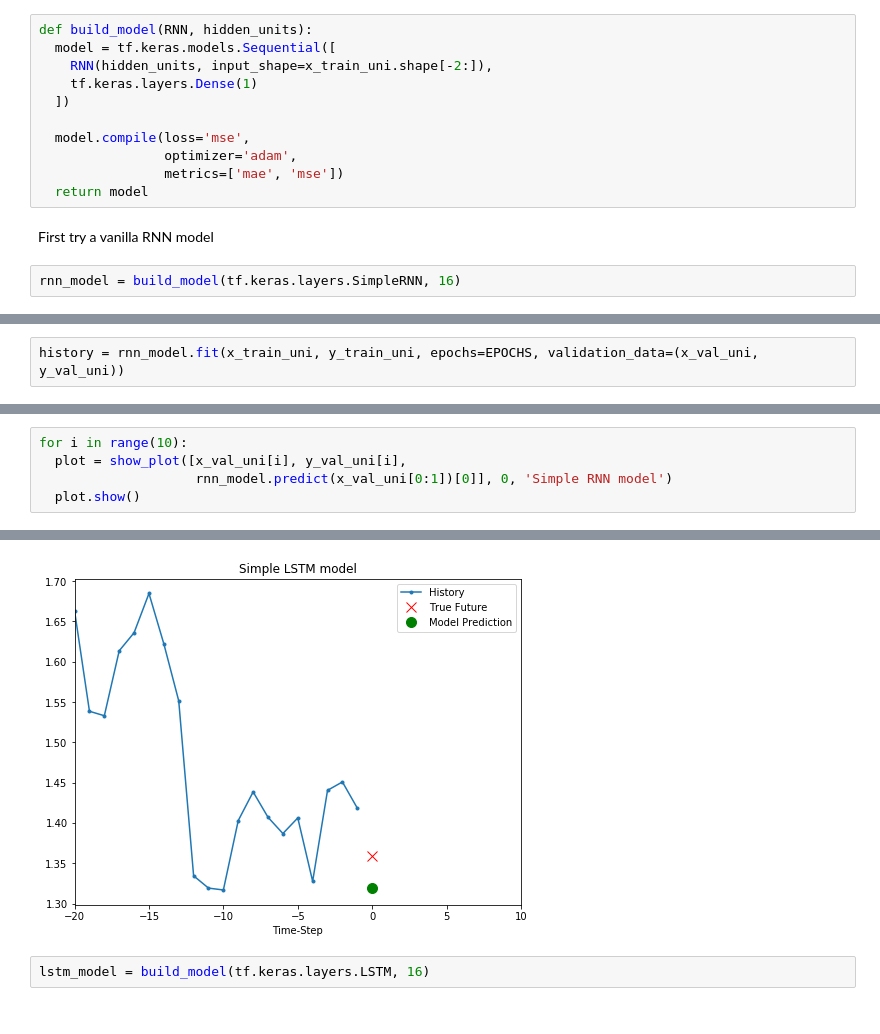
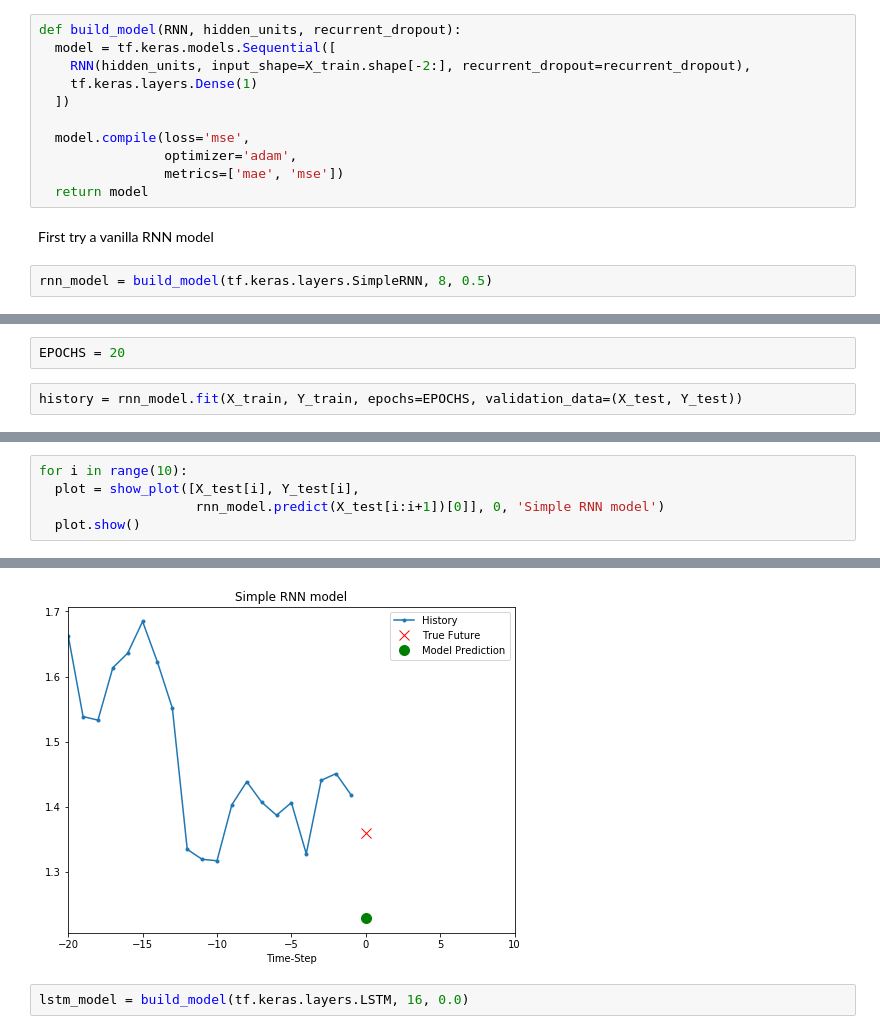
Before and after one commit to adammoss/MLiS2, a Jupyter notebook: examples/rnn/timeseries.ipynb, the cells around one changed output, grey strips where cells are left out. Drawn from its saved outputs; the diff is of its cells as text.

```diff
--- a/examples/rnn/timeseries.ipynb
+++ b/examples/rnn/timeseries.ipynb
@@ -166,9 +168,9 @@ plot.show()
 # %% [output]
 [figure]
 # %%
-def build_model(RNN, hidden_units):
+def build_model(RNN, hidden_units, recurrent_dropout):
   model = tf.keras.models.Sequential([
-    RNN(hidden_units, input_shape=x_train_uni.shape[-2:]),
+    RNN(hidden_units, input_shape=X_train.shape[-2:], recurrent_dropout=recurrent_dropout),
     tf.keras.layers.Dense(1)
   ])
 
@@ -179,7 +181,7 @@ def build_model(RNN, hidden_units):
 # %% [markdown]
 First try a vanilla RNN model
 # %%
-rnn_model = build_model(tf.keras.layers.SimpleRNN, 16)
+rnn_model = build_model(tf.keras.layers.SimpleRNN, 8, 0.5)
 # %%
 rnn_model.summary()
 # %% [output]
@@ -196,6 +198,8 @@ Trainable params: 305
 Non-trainable params: 0
 _________________________________________________________________
+# %%
+EPOCHS = 20
 # %%
-history = rnn_model.fit(x_train_uni, y_train_uni, epochs=EPOCHS, validation_data=(x_val_uni, y_val_uni))
+history = rnn_model.fit(X_train, Y_train, epochs=EPOCHS, validation_data=(X_test, Y_test))
 # %% [output]
 Train on 1980 samples, validate on 409 samples
@@ -228,6 +232,6 @@ plt.show()
 # %%
 for i in range(10):
-  plot = show_plot([x_val_uni[i], y_val_uni[i],
-                    rnn_model.predict(x_val_uni[0:1])[0]], 0, 'Simple RNN model')
+  plot = show_plot([X_test[i], Y_test[i],
+                    rnn_model.predict(X_test[i:i+1])[0]], 0, 'Simple RNN model')
   plot.show()
 # %% [output]
@@ -243,6 +247,6 @@ for i in range(10):
-[figure, old version]
+[figure, new version]
 # %%
-lstm_model = build_model(tf.keras.layers.LSTM, 16)
+lstm_model = build_model(tf.keras.layers.LSTM, 16, 0.0)
 # %%
 lstm_model.summary()
 # %% [output]
```
Also changed, not shown: parts of 13 cells of this notebook.
